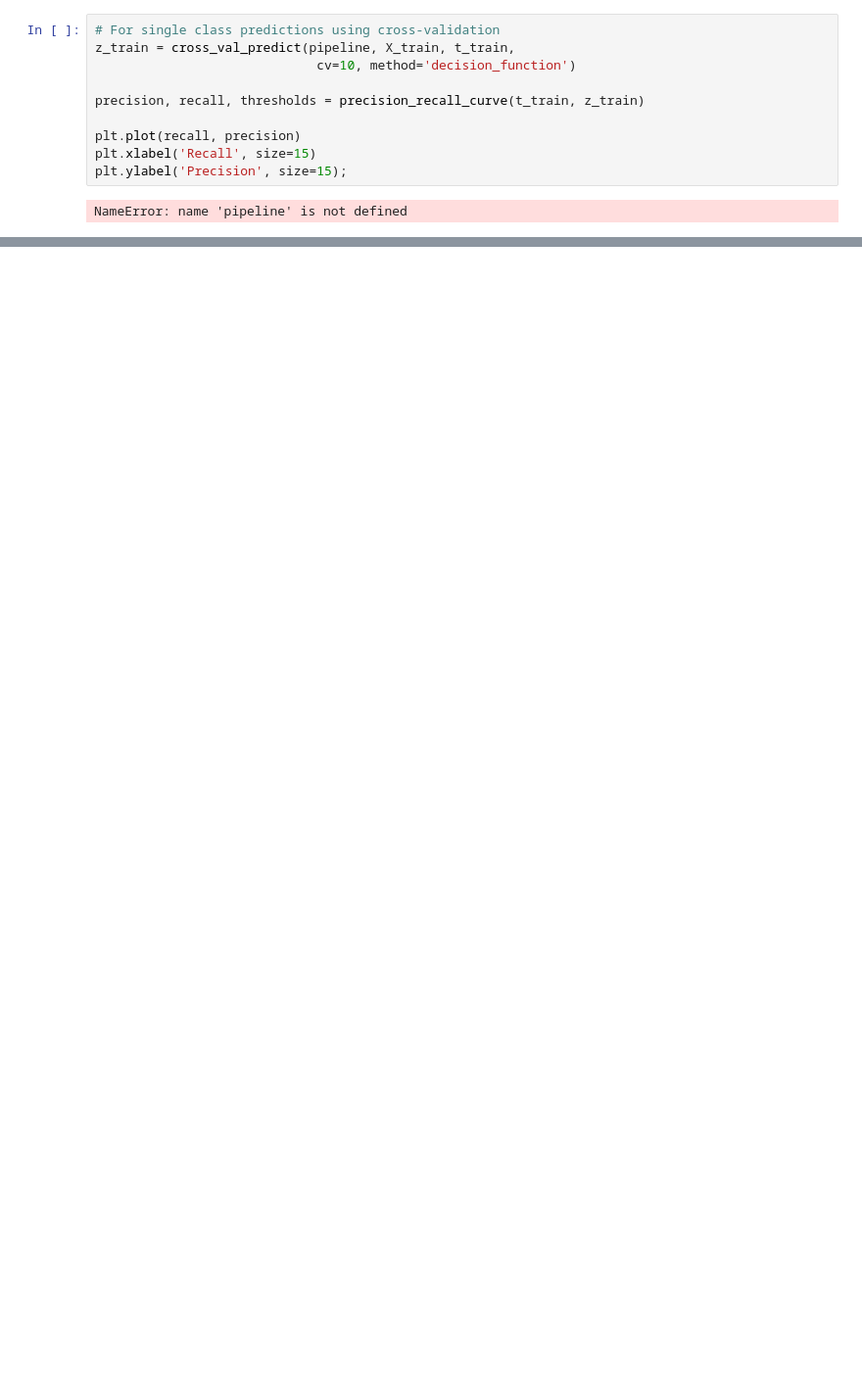
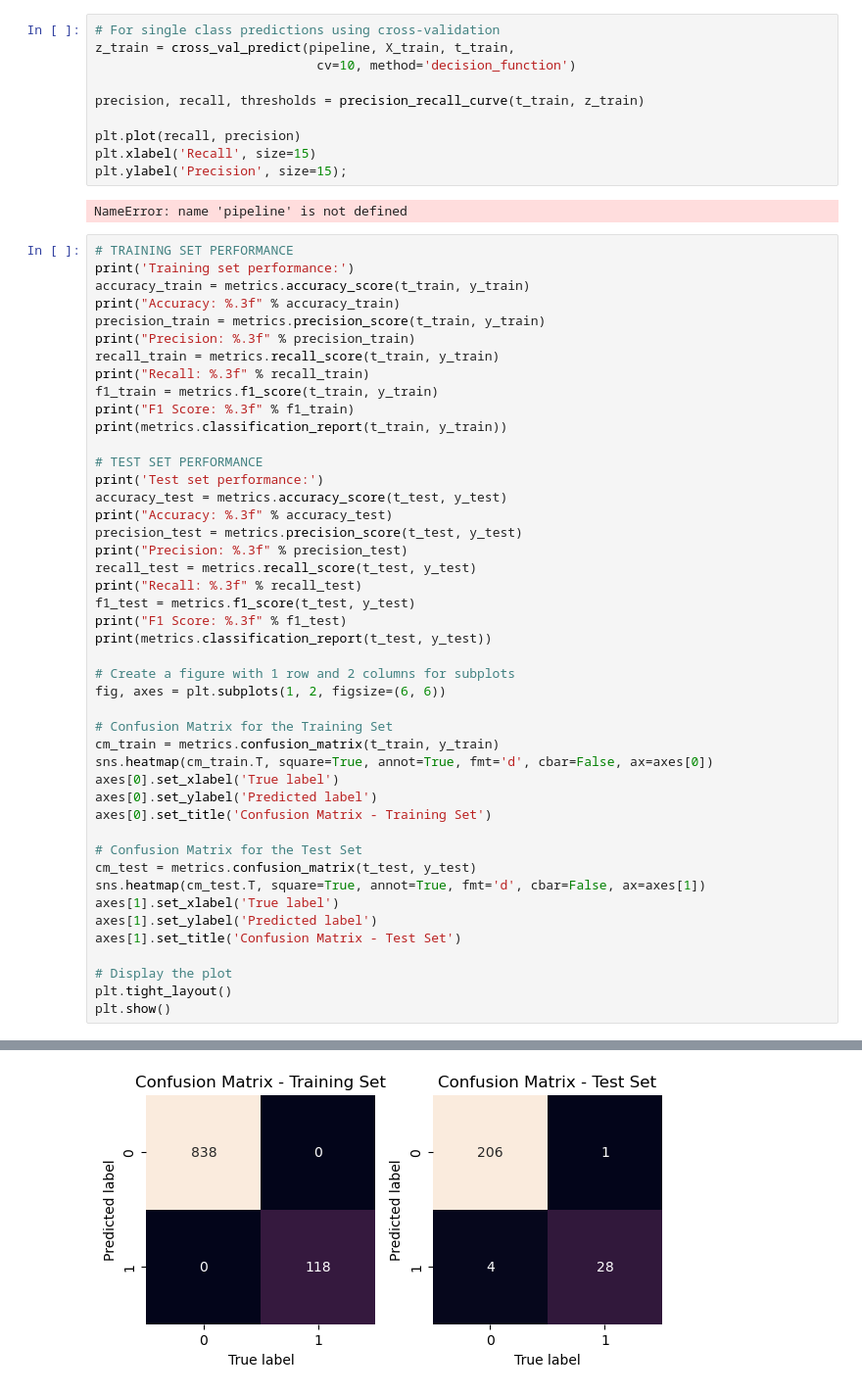
Before and after one commit to AdityaAdke123/Handwriting_Detection, a Jupyter notebook: training.ipynb, the cells around one changed output, grey strips where cells are left out. Shown: that part at 98% size. Saved outputs shown, nothing was run; the diff lists cells and outputs as text; blank space fills up the shorter version.

```diff
--- a/training.ipynb
+++ b/training.ipynb
@@ -203,3 +306,49 @@ plt.xlabel('Recall', size=15)
 plt.ylabel('Precision', size=15);
 # %% [output]
 NameError: name 'pipeline' is not defined
+# %%
+# TRAINING SET PERFORMANCE
+print('Training set performance:')
+accuracy_train = metrics.accuracy_score(t_train, y_train)
+print("Accuracy: %.3f" % accuracy_train)
+precision_train = metrics.precision_score(t_train, y_train)
+print("Precision: %.3f" % precision_train)
+recall_train = metrics.recall_score(t_train, y_train)
+print("Recall: %.3f" % recall_train)
+f1_train = metrics.f1_score(t_train, y_train)
+print("F1 Score: %.3f" % f1_train)
+print(metrics.classification_report(t_train, y_train))
+
+# TEST SET PERFORMANCE
+print('Test set performance:')
+accuracy_test = metrics.accuracy_score(t_test, y_test)
+print("Accuracy: %.3f" % accuracy_test)
+precision_test = metrics.precision_score(t_test, y_test)
+print("Precision: %.3f" % precision_test)
+recall_test = metrics.recall_score(t_test, y_test)
+print("Recall: %.3f" % recall_test)
+f1_test = metrics.f1_score(t_test, y_test)
+print("F1 Score: %.3f" % f1_test)
+print(metrics.classification_report(t_test, y_test))
+
+# Create a figure with 1 row and 2 columns for subplots
+fig, axes = plt.subplots(1, 2, figsize=(6, 6))
+
+# Confusion Matrix for the Training Set
+cm_train = metrics.confusion_matrix(t_train, y_train)
+sns.heatmap(cm_train.T, square=True, annot=True, fmt='d', cbar=False, ax=axes[0])
+axes[0].set_xlabel('True label')
+axes[0].set_ylabel('Predicted label')
+axes[0].set_title('Confusion Matrix - Training Set')
+
+# Confusion Matrix for the Test Set
+cm_test = metrics.confusion_matrix(t_test, y_test)
+sns.heatmap(cm_test.T, square=True, annot=True, fmt='d', cbar=False, ax=axes[1])
+axes[1].set_xlabel('True label')
+axes[1].set_ylabel('Predicted label')
+axes[1].set_title('Confusion Matrix - Test Set')
+
+# Display the plot
+plt.tight_layout()
+plt.show()
+# %% [output]
@@ -205,0 +372 @@ NameError: name 'pipeline' is not defined
+[figure, added]
```
Also changed, not shown: parts of 16 cells of this notebook, 4 other files.
